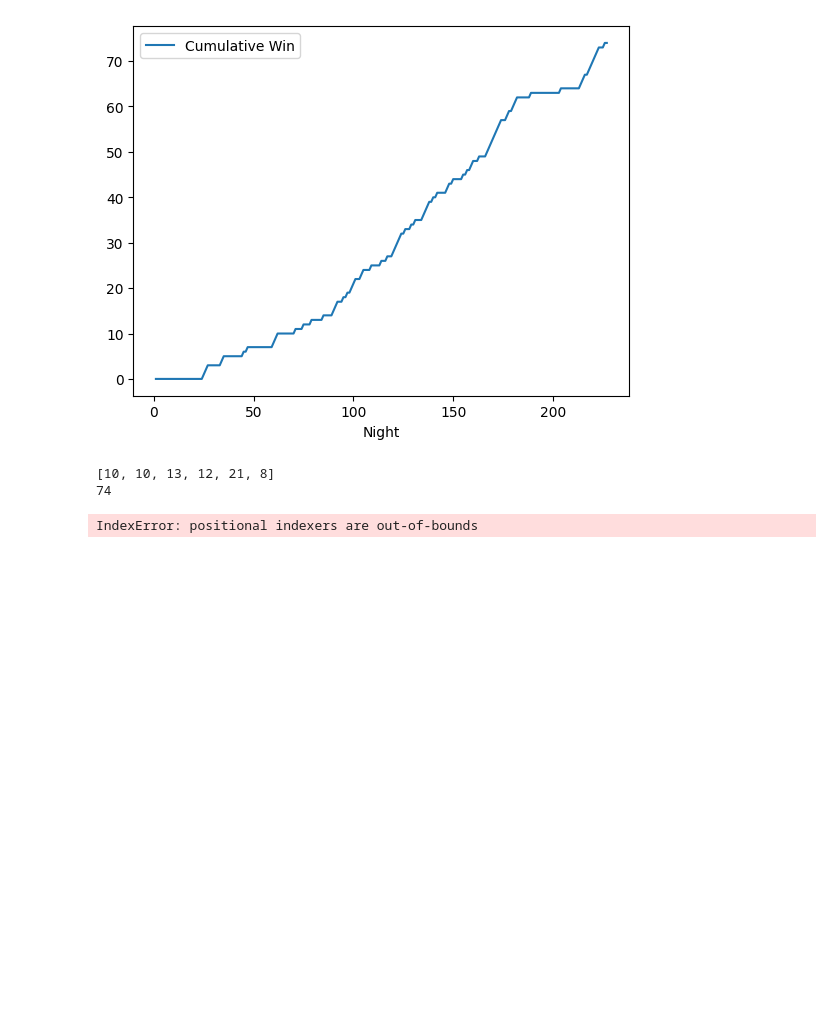
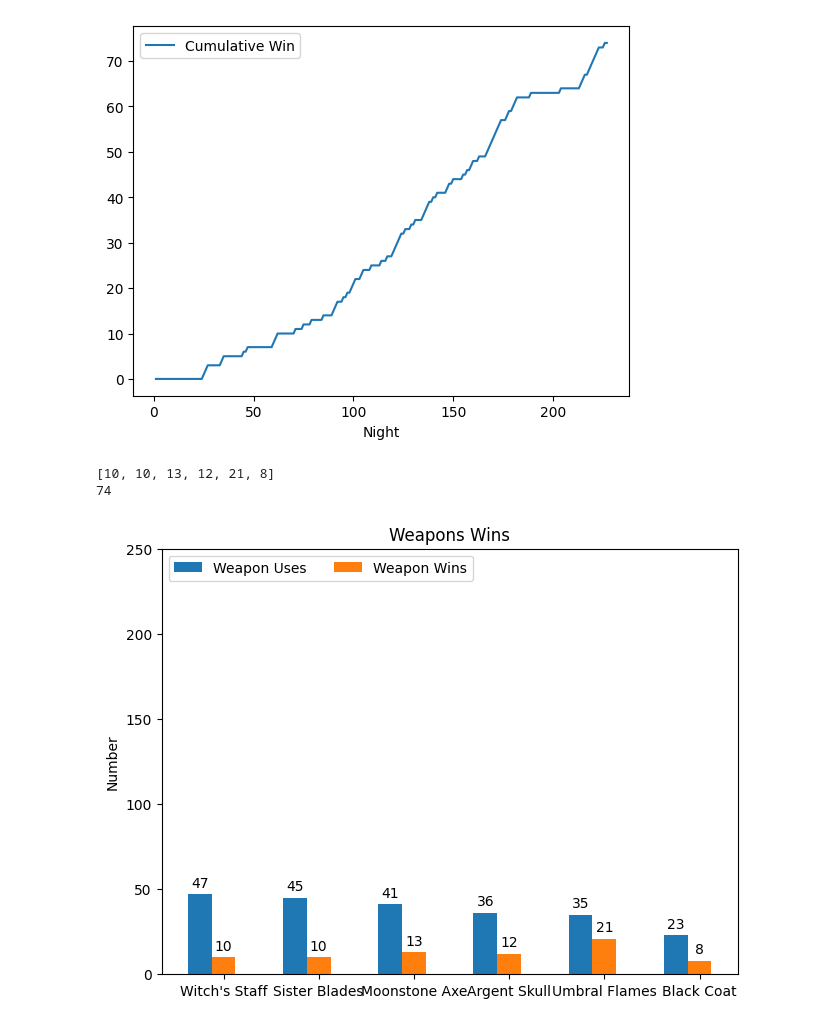
Before and after one commit to SydneyED/Game_Stats, a Jupyter notebook: Hades_II_stats.ipynb, the cells around one changed output. Drawn from its saved outputs; the diff is of its cells as text; code cells hidden in the pictures; blank space fills up the shorter version.

Commit message:
update data + graphs

```diff
--- a/Hades_II_stats.ipynb
+++ b/Hades_II_stats.ipynb
@@ -44,33 +45,57 @@ data.plot(x="Night", y="Cumulative Win")
 # %%
 ## Wins per weapon
 
-## wins by [staff, blades, axe, skull, flames, coat]
+weapons_list = ["Witch's Staff", "Sister Blades", "Moonstone Axe", "Argent Skull", "Umbral Flames", "Black Coat"]
 wins_by_weapon = [0, 0, 0, 0, 0, 0]
 
 for i in range(len(data["Win/Fail"])):
     if data["Win/Fail"][i] == "Win":
         weapon = data["Weapon"][i]
-        if weapon == "Witch�s Staff":
+        if weapon == "Witch's Staff":
             wins_by_weapon[0] += 1
         if weapon == "Sister Blades":
             wins_by_weapon[1] += 1
         if weapon == "Moonstone Axe":
             wins_by_weapon[2] += 1
         if weapon == "Argent Skull":
             wins_by_weapon[3] += 1
         if weapon == "Umbral Flames":
             wins_by_weapon[4] += 1
         if weapon == "Black Coat":
             wins_by_weapon[5] += 1
 
 print(wins_by_weapon)
 total_wins = 0
 for x in wins_by_weapon:
     total_wins += x
 print(total_wins)
 
-data["Weapon"].value_counts()[wins_by_weapon]
+weapon_wins_comp = {
+    'Weapon Uses': data["Weapon"].value_counts(),
+    'Weapon Wins': wins_by_weapon
+}
+
+
+fig, ax = plt.subplots(layout='constrained')
+
+x = np.arange(len(weapons_list))
+bar_width = 0.25
+multiplier = 0
+
+for attribute, measurement in weapon_wins_comp.items():
+    offset = bar_width * multiplier
+    bars = ax.bar(x + offset, measurement, bar_width, label=attribute)
+    ax.bar_label(bars, padding=3)
+    multiplier += 1
+
+ax.set_ylabel('Number')
+ax.set_title('Weapons Wins')
+ax.set_xticks(x + bar_width, weapons_list)
+ax.legend(loc='upper left', ncols=3)
+ax.set_ylim(0, 250)
+
+plt.show()
 # %% [output]
 [10, 10, 13, 12, 21, 8]
 74
-IndexError: positional indexers are out-of-bounds
+[figure, added]
```
Also changed, not shown: parts of 1 cell of this notebook, 1 other file.
